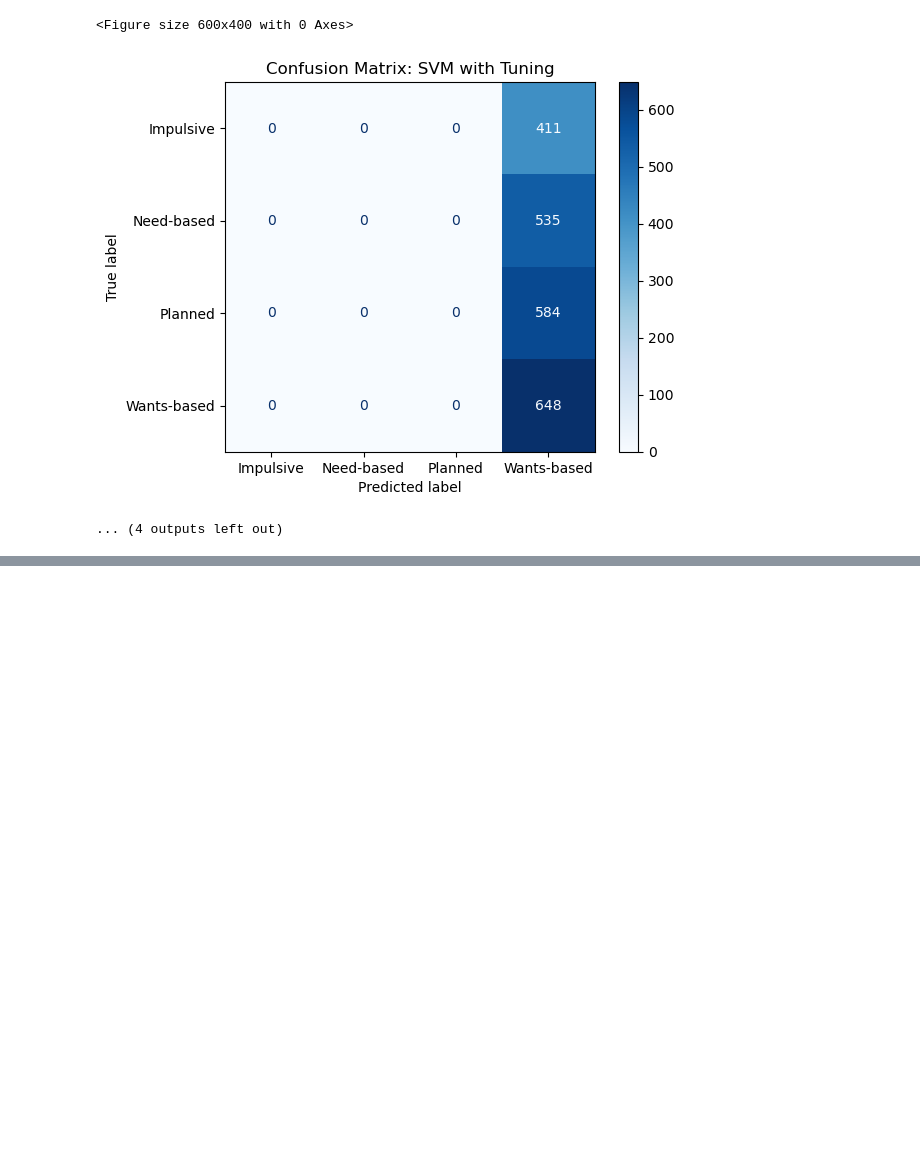
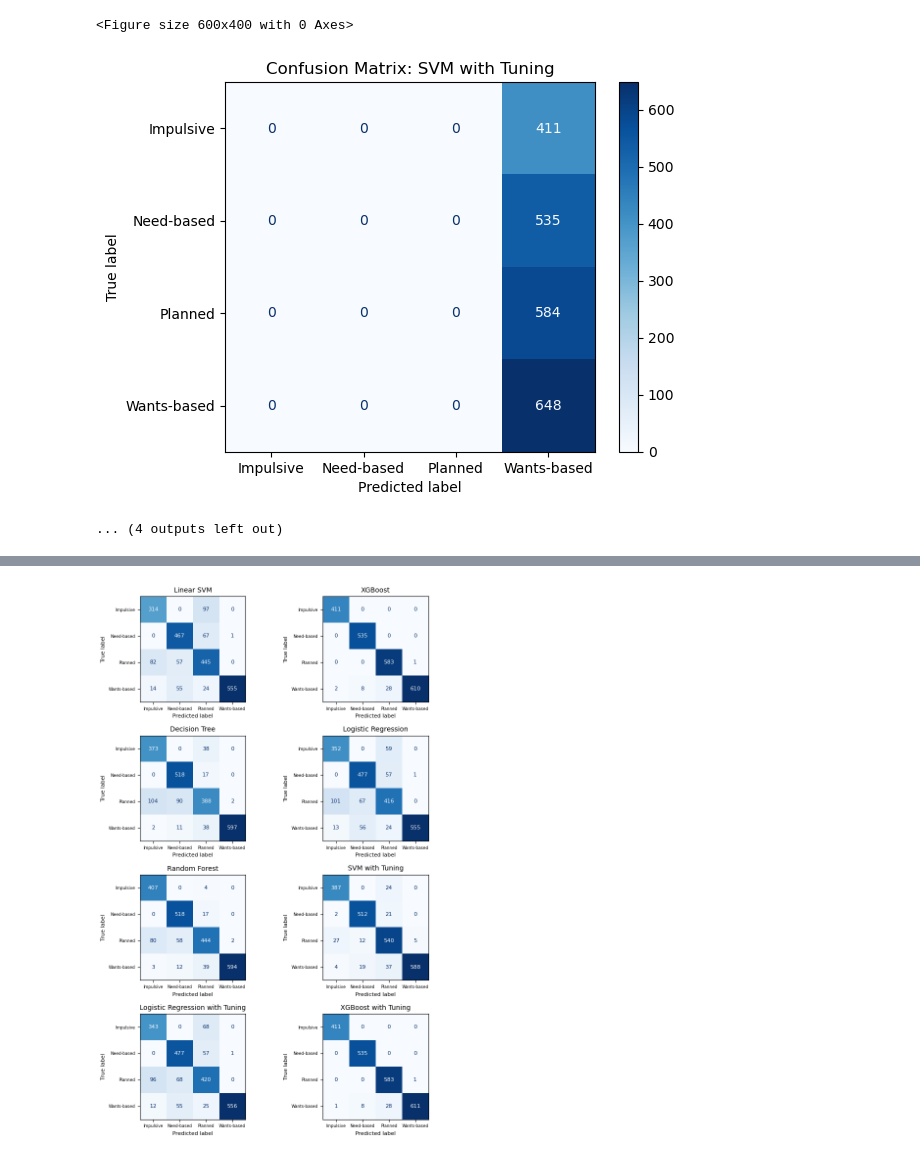
Before and after one commit to farahfuaad/Final-Year-Project-Prediction-of-Buying-Behavior-Patterns-using-ML, a Jupyter notebook: ml/intention_prediction.ipynb, the cells around one changed output, grey strips where cells are left out. Drawn from its saved outputs; the diff is of its cells as text; code cells hidden in the pictures; blank space fills up the shorter version.

```diff
--- a/ml/intention_prediction.ipynb
+++ b/ml/intention_prediction.ipynb
@@ -591,0 +575,64 @@ ChildProcessError: [Errno 10] No child processes
+# %%
+from sklearn.metrics import confusion_matrix, ConfusionMatrixDisplay
+import math
+import numpy as _np
+import matplotlib.pyplot as plt
+
+# Prepare models dict (reuse trained model objects from previous cells)
+models = {
+    "Linear SVM": SvmModel,
+    "XGBoost": xgb_clf,
+    "Decision Tree": DecisionTreeModel,
+    "Logistic Regression": logreg,
+    "Random Forest": rf_clf,
+    "SVM with Tuning": best_model,
+    "Logistic Regression with Tuning": best_lr,
+    "XGBoost with Tuning": best_xgb
+}
+
+# Use scaled test features for all models (they were trained on scaled data)
+X_plot = x_test_scaled
+y_true = y_test
+
+# Get class labels from label encoder (falls back to sorted unique y if encoder not present)
+try:
+    class_labels = le_dict['Purchase Intent Category'].classes_
+except Exception:
+    class_labels = _np.unique(y_true).astype(str)
+
+# Font sizes
+suptitle_fs = 12
+title_fs = 10
+label_fs = 8
+tick_fs = 6
+matrix_text_fs = 8
+
+n_models = len(models)
+cols = 2
+rows = math.ceil(n_models / cols)
+
+fig, axes = plt.subplots(rows, cols, figsize=(4 * cols, 3 * rows))
+axes = axes.flatten()
+
+for ax, (name, model) in zip(axes, models.items()):
+    y_pred = model.predict(X_plot)
+    cm = confusion_matrix(y_true, y_pred)
+    disp = ConfusionMatrixDisplay(confusion_matrix=cm, display_labels=class_labels)
+    # draw into the provided axis and then adjust fonts
+    disp.plot(ax=ax, cmap='Blues', values_format='d', colorbar=False)
+    ax.set_title(name, fontsize=title_fs)
+    ax.xaxis.label.set_size(label_fs)
+    ax.yaxis.label.set_size(label_fs)
+    ax.tick_params(axis='both', labelsize=tick_fs)
+    # adjust the font size of the numbers inside the confusion matrix
+    for txt in ax.texts:
+        txt.set_fontsize(matrix_text_fs)
+
+# Turn off any unused subplots
+for i in range(n_models, len(axes)):
+    axes[i].axis('off')
+
+plt.tight_layout(rect=[0, 0, 1, 0.96])
+plt.show()
+# %% [output]
+[figure, added]
```
Also changed, not shown: parts of 2 cells of this notebook, 4 other files.
